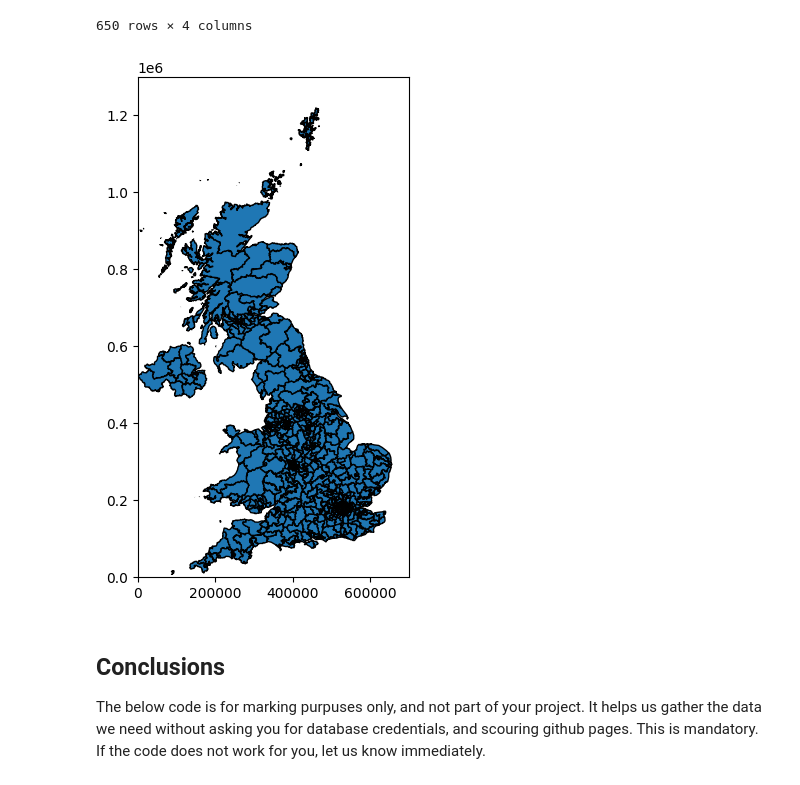
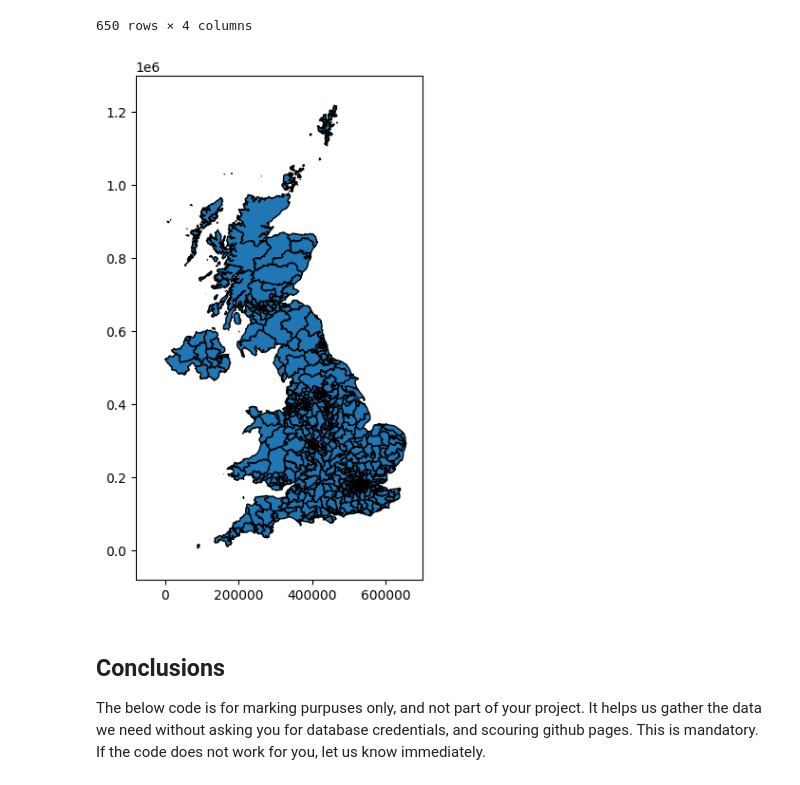
Before and after one commit to JDS289/jd2016_ads_2024, a Jupyter notebook: ads_course_assessment.ipynb, the cells around one changed output. Drawn from its saved outputs; the diff is of its cells as text; code cells hidden in the pictures.

```diff
--- a/ads_course_assessment.ipynb
+++ b/ads_course_assessment.ipynb
@@ -901,23 +901,23 @@ from shapely.plotting import patch_from_polygon
 # %%
 from matplotlib import pyplot as plt
 
-xlim, ylim = (0, 7 * 10**5), (0, 1.3 * 10**6)
+xlim, ylim = (-0.8 * 10**5, 7 * 10**5), (-0.8 * 10**5, 13 * 10**5)
 xspan, yspan = xlim[1] - xlim[0], ylim[1] - ylim[0]
 
 fig, ax = plt.subplots()
 
 ax.set_xlim(xlim)
 ax.set_ylim(ylim)
 fig.set_figwidth(xspan / (2 * 10**5))
 fig.set_figheight(yspan / (2 * 10**5))
 
 
 for _i, row in gdf2024.iterrows():
   _id, _name, proportion, geom = row
   patch = patch_from_polygon(geom)
   ax.add_patch(patch)
 # %% [output]
-[figure, old version]
+[figure, new version]
 # %% [markdown]
 ## Conclusions
 
```
